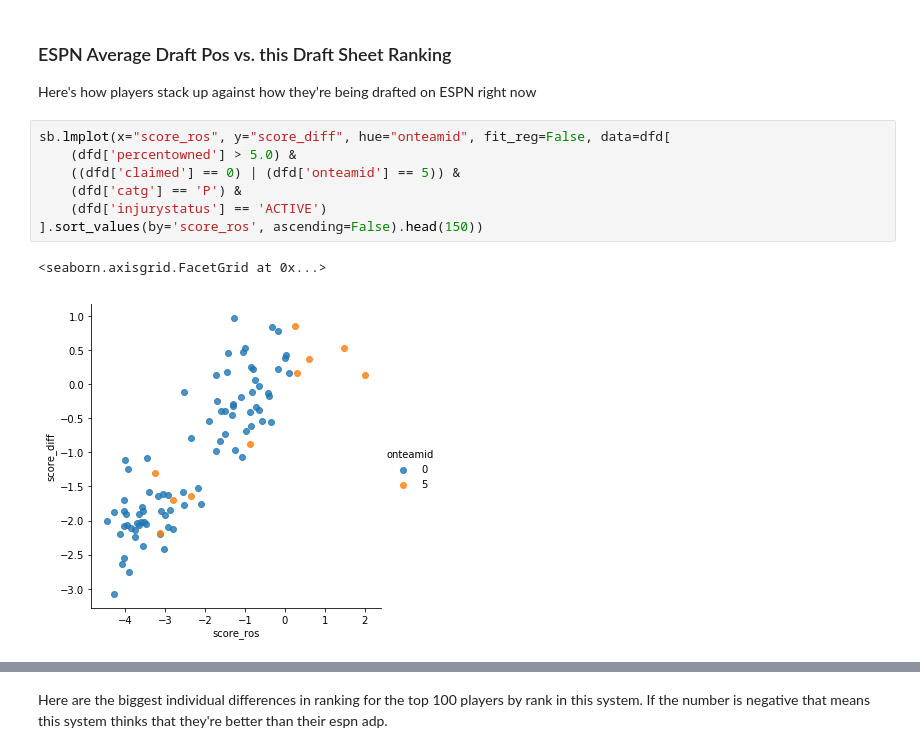
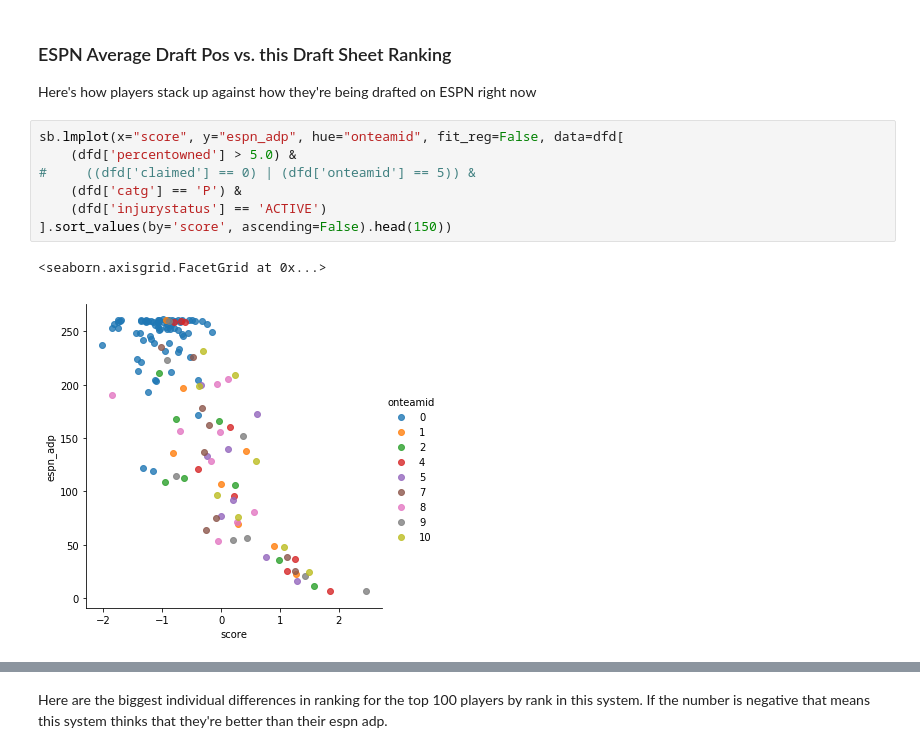
Before and after one commit to zmsy/notebooks, a Jupyter notebook: Player Z-scores.ipynb, the cells around one changed output, grey strips where cells are left out. Cells and saved outputs as stored; diff of their text form.

Commit message:
Update player scores

```diff
--- a/Player Z-scores.ipynb
+++ b/Player Z-scores.ipynb
@@ -446,15 +414,15 @@ Here are a number of helpful visualizations to sort out the information from the
 
 Here's how players stack up against how they're being drafted on ESPN right now
 # %%
-sb.lmplot(x="score_ros", y="score_diff", hue="onteamid", fit_reg=False, data=dfd[
+sb.lmplot(x="score", y="espn_adp", hue="onteamid", fit_reg=False, data=dfd[
     (dfd['percentowned'] > 5.0) &
-    ((dfd['claimed'] == 0) | (dfd['onteamid'] == 5)) &
+#     ((dfd['claimed'] == 0) | (dfd['onteamid'] == 5)) &
     (dfd['catg'] == 'P') &
     (dfd['injurystatus'] == 'ACTIVE')
-].sort_values(by='score_ros', ascending=False).head(150))
+].sort_values(by='score', ascending=False).head(150))
 # %% [output]
 <seaborn.axisgrid.FacetGrid at 0x...>
-[figure, old version]
+[figure, new version]
 # %%
 sb.scatterplot(x="score", y="score_ros", hue="score_diff", size="score_diff",
           data=dfd[(dfd['percentowned'] > 20.0) & (dfd['claimed'] == 0) & (dfd['catg'] == 'B')])
```
Also changed, not shown: parts of 16 cells of this notebook.
